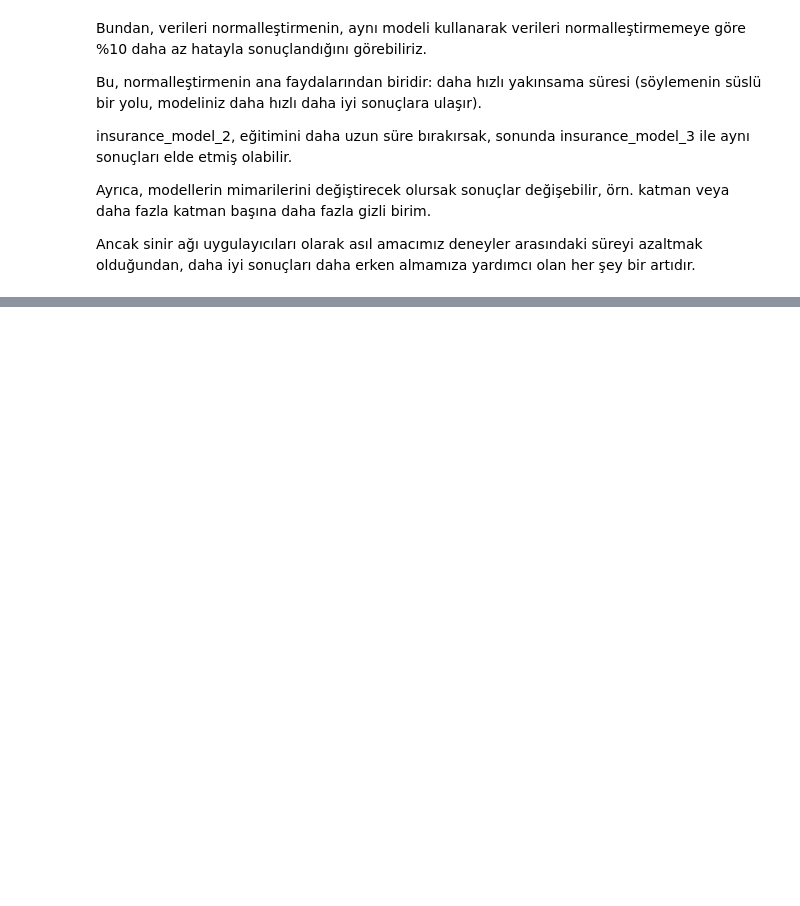
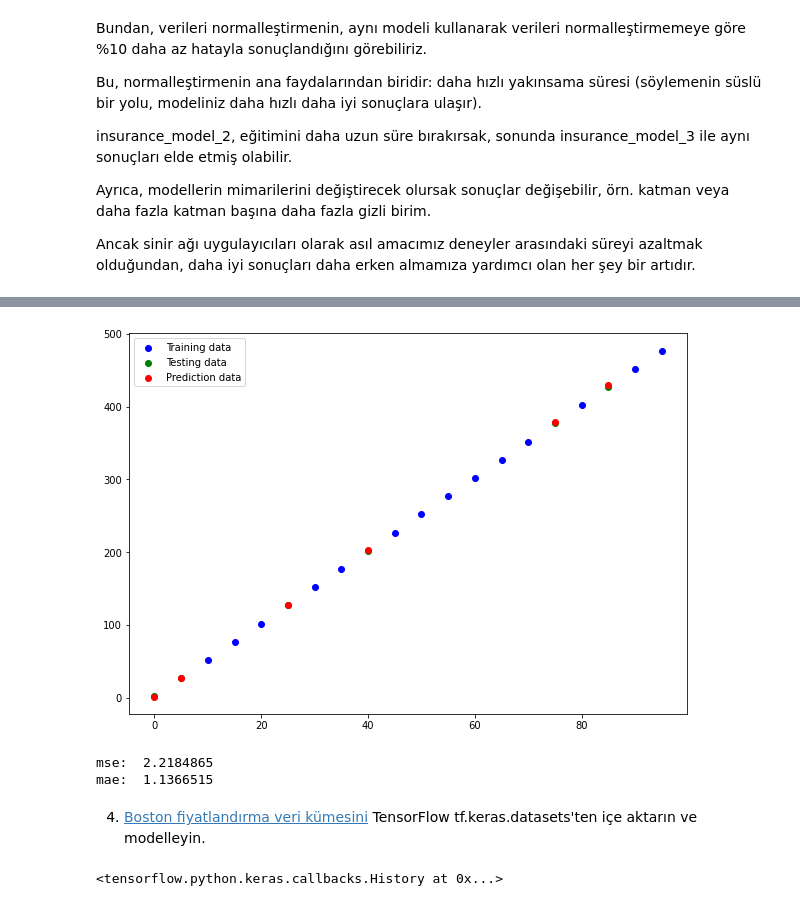
Before and after one commit to Furkan-Gulsen/TensorFlow-ile-Yapay-Zeka-Gelistirme, a Jupyter notebook: TensorFlow ile Sinir Ağı Regresyonu.ipynb, the cells around one changed output, grey strips where cells are left out. Drawn from its saved outputs; the diff is of its cells as text; code cells hidden in the pictures; blank space fills up the shorter version.

```diff
--- a/TensorFlow ile Sinir Ağı Regresyonu.ipynb
+++ b/TensorFlow ile Sinir Ağı Regresyonu.ipynb
@@ -1299,0 +1342,19 @@ Ancak sinir ağı uygulayıcıları olarak asıl amacımız deneyler arasındaki
+# %%
+tf.random.set_seed(42)
+
+model = tf.keras.Sequential([
+  tf.keras.layers.Dense(500),
+  tf.keras.layers.Dense(100),
+  tf.keras.layers.Dense(10),
+  tf.keras.layers.Dense(1),
+])
+
+model.compile(loss=tf.keras.losses.mae,
+              optimizer=tf.keras.optimizers.Adam(
+                  learning_rate=0.001,
+              ),
+              metrics=["mae"])
+
+# Fit the model
+model.fit(X_train, y_train, epochs=300, verbose=0)
+# plot_model(model, show_shapes=True)
@@ -1299,0 +1368,22 @@ Ancak sinir ağı uygulayıcıları olarak asıl amacımız deneyler arasındaki
+# %%
+y_preds = model.predict(X_test)
+
+plt.figure(figsize=(10, 7))
+plt.scatter(X_train, y_train, c='b', label='Training data')
+plt.scatter(X_test, y_test, c='g', label='Testing data')
+plt.scatter(X_test, y_preds, c='r', label='Prediction data')
+plt.legend();
+# %% [output]
+[figure, added]
+# %%
+mae = tf.metrics.mean_absolute_error(y_true=y_test,
+                                     y_pred=y_preds.squeeze())
+mse = tf.metrics.mean_squared_error(y_true=y_test,
+                                    y_pred=y_preds.squeeze())
+print("mse: ", mse.numpy())
+print("mae: ", mae.numpy())
+# %% [output]
+mse:  2.2184865
+mae:  1.1366515
+# %% [markdown]
+4. [Boston fiyatlandırma veri kümesini](https://www.tensorflow.org/api_docs/python/tf/keras/datasets/boston_housing/load_data) TensorFlow tf.keras.datasets'ten içe aktarın ve modelleyin.
@@ -1299,0 +1394,19 @@ Ancak sinir ağı uygulayıcıları olarak asıl amacımız deneyler arasındaki
+# %%
+tf.random.set_seed(42)
+
+model = tf.keras.Sequential([
+  tf.keras.layers.Dense(500),
+  tf.keras.layers.Dense(100),
+  tf.keras.layers.Dense(10),
+  tf.keras.layers.Dense(1),
+])
+
+model.compile(loss=tf.keras.losses.mae,
+              optimizer=tf.keras.optimizers.Adam(
+                  learning_rate=0.001,
+              ),
+              metrics=["mae"])
+
+model.fit(X_train, y_train, epochs=300, verbose=0)
+# %% [output]
+<tensorflow.python.keras.callbacks.History at 0x...>
```
Also changed, not shown: parts of 11 cells of this notebook.
